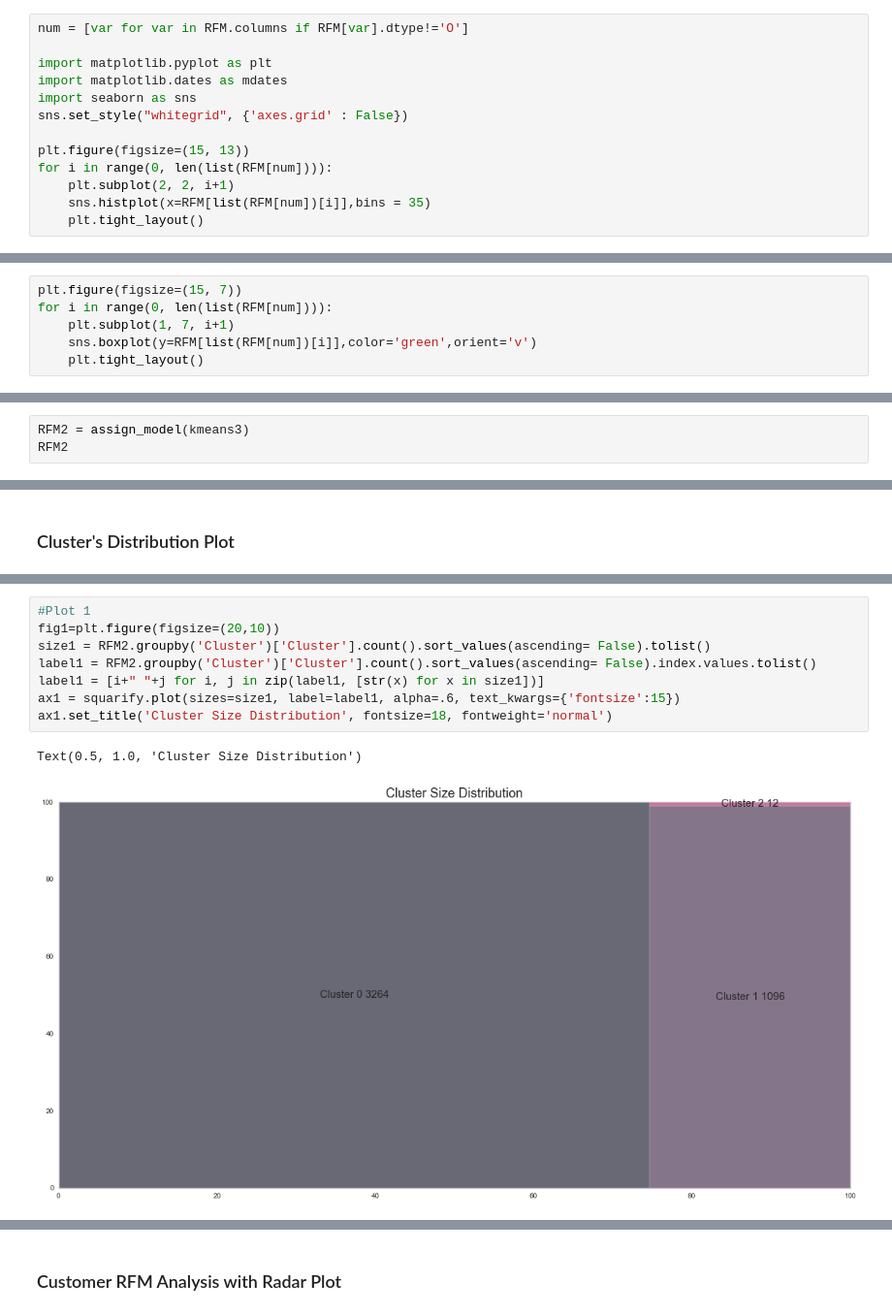
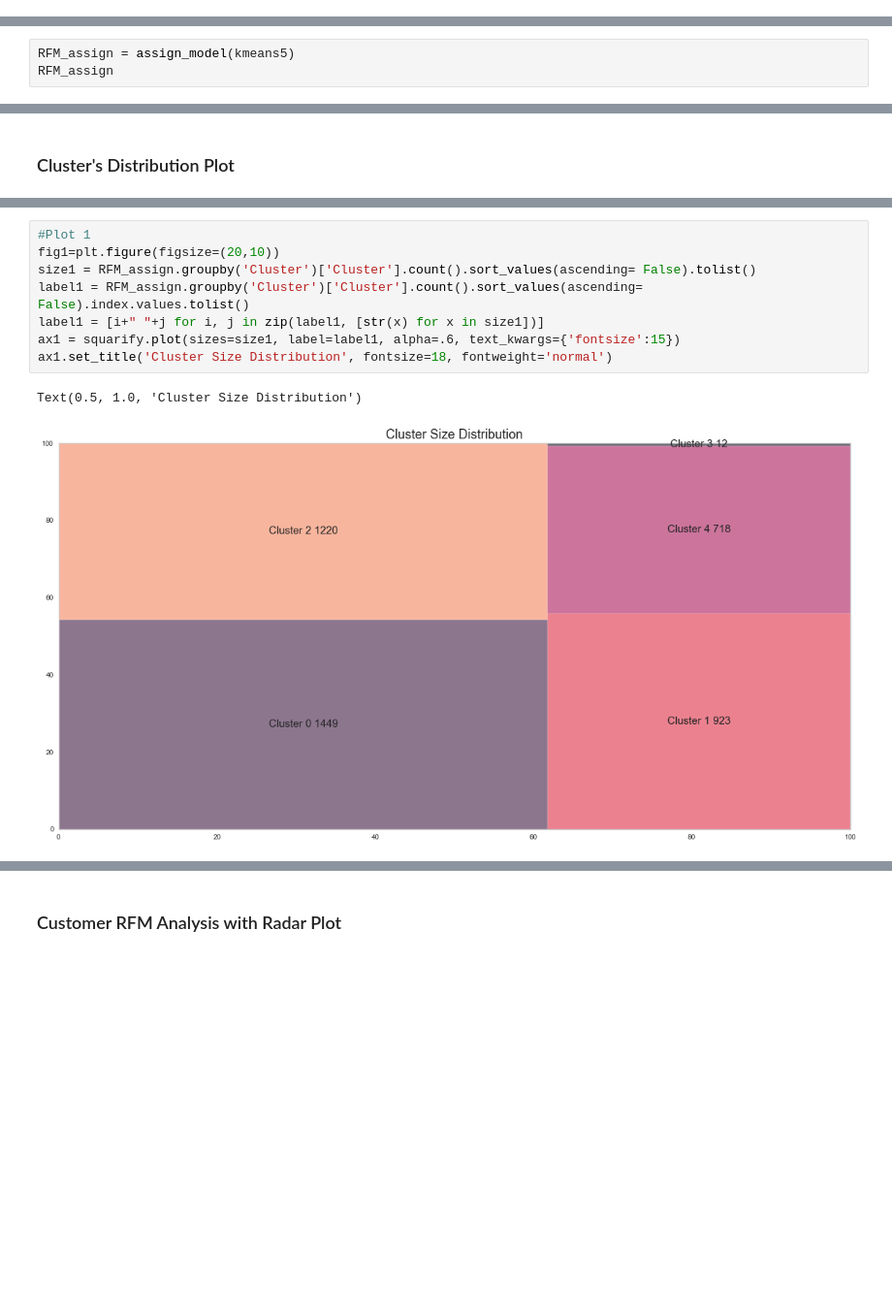
Before and after one commit to ELSady/Online-Retail-Customer-RFM-Analysis, a Jupyter notebook: Online Retail Customer RFM Analysis .ipynb, the cells around one changed output, grey strips where cells are left out. Shown at 97% size. Saved outputs shown, nothing was run; the diff lists cells and outputs as text; blank space fills up the shorter version.

```diff
--- a/Online Retail Customer RFM Analysis .ipynb
+++ b/Online Retail Customer RFM Analysis .ipynb
@@ -380,13 +561,0 @@ RFM.describe()
-# %%
-num = [var for var in RFM.columns if RFM[var].dtype!='O']
-
-import matplotlib.pyplot as plt
-import matplotlib.dates as mdates
-import seaborn as sns
-sns.set_style("whitegrid", {'axes.grid' : False})
-
-plt.figure(figsize=(15, 13))
-for i in range(0, len(list(RFM[num]))):
-    plt.subplot(2, 2, i+1)
-    sns.histplot(x=RFM[list(RFM[num])[i]],bins = 35)
-    plt.tight_layout()
@@ -395,6 +561,0 @@ for i in range(0, len(list(RFM[num]))):
-# %%
-plt.figure(figsize=(15, 7))
-for i in range(0, len(list(RFM[num]))):
-    plt.subplot(1, 7, i+1)
-    sns.boxplot(y=RFM[list(RFM[num])[i]],color='green',orient='v')
-    plt.tight_layout()
@@ -479,6 +625,6 @@ plot_model(kmeans3)
 # %% [markdown]
 ### Assigning Model to Dataset
 # %%
-RFM2 = assign_model(kmeans3)
-RFM2
+RFM_assign = assign_model(kmeans5)
+RFM_assign
 # %% [output]
@@ -504,13 +650,13 @@ plot_model(kmeans3, plot = 'distribution') #to see size of clusters
 # %%
 #Plot 1
 fig1=plt.figure(figsize=(20,10))
-size1 = RFM2.groupby('Cluster')['Cluster'].count().sort_values(ascending= False).tolist()
-label1 = RFM2.groupby('Cluster')['Cluster'].count().sort_values(ascending= False).index.values.tolist()
+size1 = RFM_assign.groupby('Cluster')['Cluster'].count().sort_values(ascending= False).tolist()
+label1 = RFM_assign.groupby('Cluster')['Cluster'].count().sort_values(ascending= False).index.values.tolist()
 label1 = [i+" "+j for i, j in zip(label1, [str(x) for x in size1])]
 ax1 = squarify.plot(sizes=size1, label=label1, alpha=.6, text_kwargs={'fontsize':15})
 ax1.set_title('Cluster Size Distribution', fontsize=18, fontweight='normal')
 # %% [output]
 Text(0.5, 1.0, 'Cluster Size Distribution')
-[figure, old version]
+[figure, new version]
 # %%
 evaluate_model(kmeans3)
```
Also changed, not shown: parts of 36 cells of this notebook.
